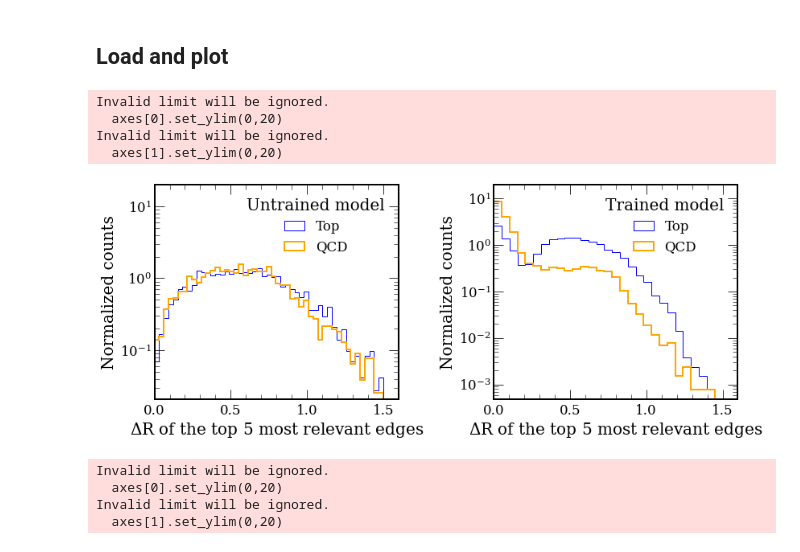
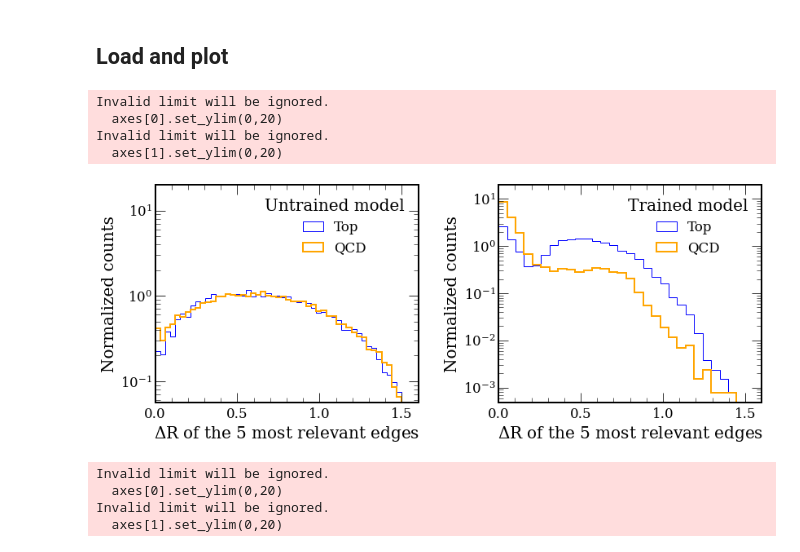
Before and after one commit to farakiko/xai4hep, a Jupyter notebook: binder/particlenet.ipynb, the cells around one changed output. Drawn from its saved outputs; the diff is of its cells as text; code cells hidden in the pictures.

```diff
--- a/binder/particlenet.ipynb
+++ b/binder/particlenet.ipynb
@@ -87,8 +105,8 @@ for i, batch in tqdm(enumerate(loader)):
         y_score = torch.cat([y_score, preds[:].reshape(-1)])
         y_test = torch.cat([y_test, batch.y])
 
-#     if i==10000:
-#         break
+    if i==1000:
+        break
 # %%
 # Compute ROC curve and ROC area for each class
 fpr, tpr, _ = roc_curve(y_test, y_score)
@@ -124,17 +141,22 @@ def get_dr_Mij(trained=True):
     Mij_top = []
     Mij_qcd= []
 
+
     if trained:
         loops = 1
     else:
         loops = 10
+#         aa = [0, 2, 3, 4, 5, 6, 7]
+#         loops = len(aa)
 
     for loop, models in enumerate(range(loops)):
 
         if trained:
             PATH = "ParticleNet_6/Rscores_best_10k"
+#             PATH = "ParticleNet_them12/Rscores_best_10k"
         else:
             PATH = f"ParticleNet_6/Rscores_{loop}"
+#             PATH = f"ParticleNet_them12/Rscores_{aa[loop]}"
 
         with open(f'{PATH}/batch_x.pkl', 'rb') as handle:
             batch_x_list = pkl.load(handle)
@@ -163,9 +185,9 @@ def get_dr_Mij(trained=True):
             R_edges = R_edges_list[i]
             edge_index = edge_index_list[i]
 
-#             if trained:
-            R_edges = R_edges['edge_conv_2']
-            edge_index = edge_index['edge_conv_2']
+            if trained:
+                R_edges = R_edges['edge_conv_2']
+                edge_index = edge_index['edge_conv_2']
 
             px = batch_px_list[i]
             py = batch_py_list[i]
@@ -230,7 +252,3 @@ with open('paper/dr_top_trained.pkl', 'wb') as f:
     pkl.dump(dr_top_trained, f)
 with open('paper/dr_qcd_trained.pkl', 'wb') as f:
     pkl.dump(dr_qcd_trained, f)
-with open('paper/Mij_top_trained.pkl', 'wb') as f:
-    pkl.dump(Mij_top_trained, f)
-with open('paper/Mij_qcd_trained.pkl', 'wb') as f:
-    pkl.dump(Mij_qcd_trained, f)
@@ -255,14 +255,10 @@ loop 0
 # %%
-dr_top_untrained, dr_qcd_untrained, Mij_top_untrained, Mij_qcd_untrained = get_dr_Mij(trained=False)
+dr_top_untrained, dr_qcd_untrained, _, _ = get_dr_Mij(trained=False)
 
 with open('paper/dr_top_untrained.pkl', 'wb') as f:
     pkl.dump(dr_top_untrained, f)
 with open('paper/dr_qcd_untrained.pkl', 'wb') as f:
     pkl.dump(dr_qcd_untrained, f)
-with open('paper/Mij_top_untrained.pkl', 'wb') as f:
-    pkl.dump(Mij_top_untrained, f)
-with open('paper/Mij_qcd_untrained.pkl', 'wb') as f:
-    pkl.dump(Mij_qcd_untrained, f)
 # %% [markdown]
 ## Load and plot
 # %%
@@ -293,38 +289,42 @@ font = FontProperties()
 font.set_name('Times New Roman')
 plt.rcParams.update({'font.family':'serif'})
 
 # make the plot
 fig, axes = plt.subplots(ncols=2, figsize=(12,5))
-axes[0].hist(dr_top_untrained, bins=np.linspace(0, 1.5, 50), label='Top', color="Blue", histtype='step', linewidth=1, density=True)
-axes[0].hist(dr_qcd_untrained, bins=np.linspace(0, 1.5, 50), label='QCD', color="Orange", histtype='step', linewidth=2, density=True)
+counts, bins, _ = axes[0].hist(dr_top_untrained, bins=np.linspace(0, 1.5, 50), label='Top', color="Blue", histtype='step', linewidth=1, density=True)
+# err = np.sqrt(counts)
+# axes[0].errorbar(bins[:-1], counts, yerr=err)
+counts, bins, _ = axes[0].hist(dr_qcd_untrained, bins=np.linspace(0, 1.5, 50), label='QCD', color="Orange", histtype='step', linewidth=2, density=True)
+# err = np.sqrt(counts)
+# axes[0].errorbar(bins[:-1], counts, yerr=err)
 axes[0].legend(title='Untrained model')
 axes[0].set_yscale('log')
 axes[0].set_ylim(0,20)
 axes[0].set_xlim(0,1.6)
 axes[0].set_xticks([0,0.5,1,1.5])
-axes[0].set_xlabel('$\Delta$R of the top 5 most relevant edges')
+axes[0].set_xlabel('$\Delta$R of the 5 most relevant edges')
 axes[0].set_ylabel('Normalized counts')
 
 axes[1].hist(dr_top_trained, bins=np.linspace(0, 1.5, 30), label='Top', color="Blue",histtype='step', linewidth=1, density=True)
 axes[1].hist(dr_qcd_trained, bins=np.linspace(0, 1.5, 30), label='QCD', color="Orange",   histtype='step', linewidth=2, density=True)
 axes[1].legend(title='Trained model')
 axes[1].set_yscale('log')
 axes[1].set_ylim(0,20)
 axes[1].set_xlim(0,1.6)
 axes[1].set_xticks([0,0.5,1,1.5])
-axes[1].set_xlabel('$\Delta$R of the top 5 most relevant edges')
+axes[1].set_xlabel('$\Delta$R of the 5 most relevant edges')
 axes[1].set_ylabel('Normalized counts')
 
 fig.tight_layout()
 
 plt.savefig('paper/deltaR.pdf')
 plt.show()
 # %% [output]
 Invalid limit will be ignored.
   axes[0].set_ylim(0,20)
 Invalid limit will be ignored.
   axes[1].set_ylim(0,20)
-[figure, old version]
+[figure, new version]
 # %%
 from matplotlib.font_manager import FontProperties
 
```
Also changed, not shown: parts of 6 cells of this notebook, 2 other files.
